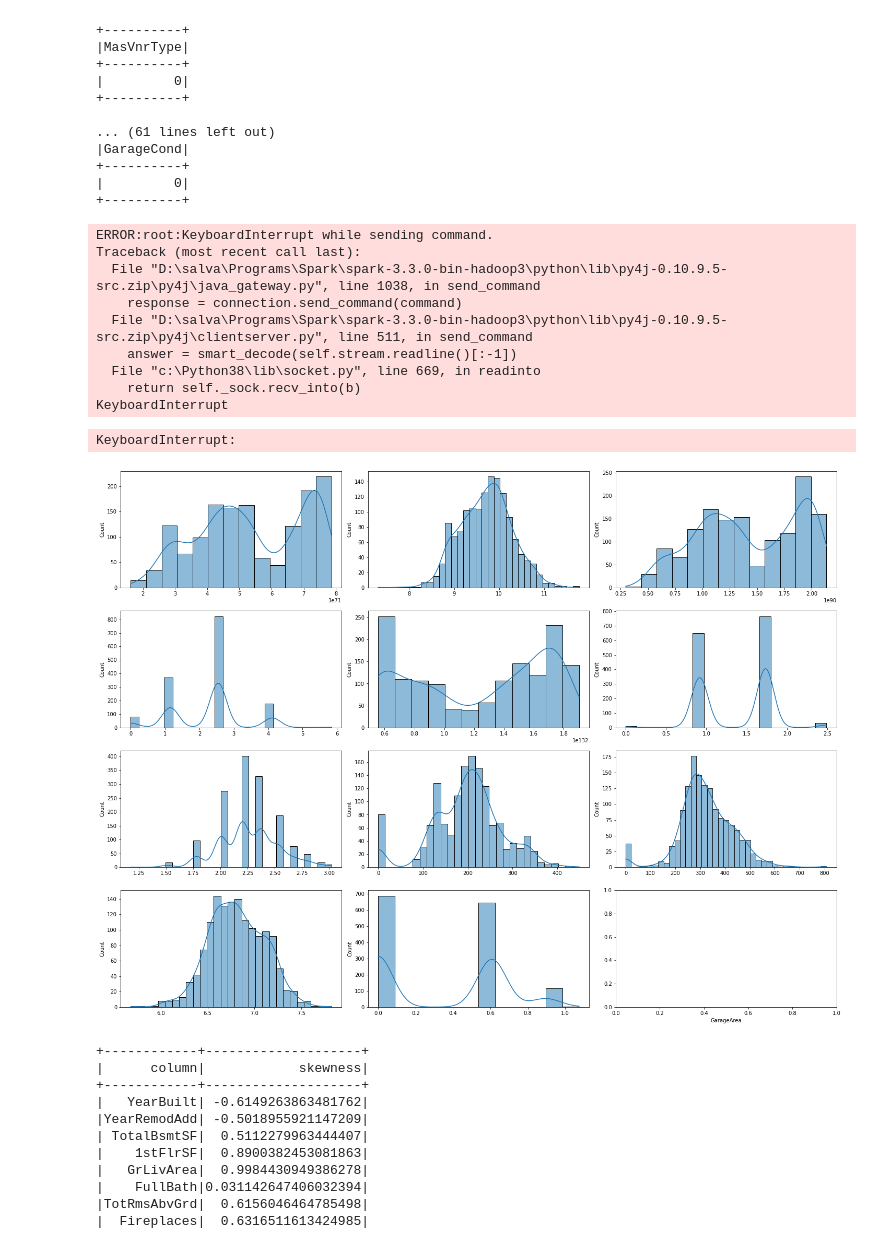
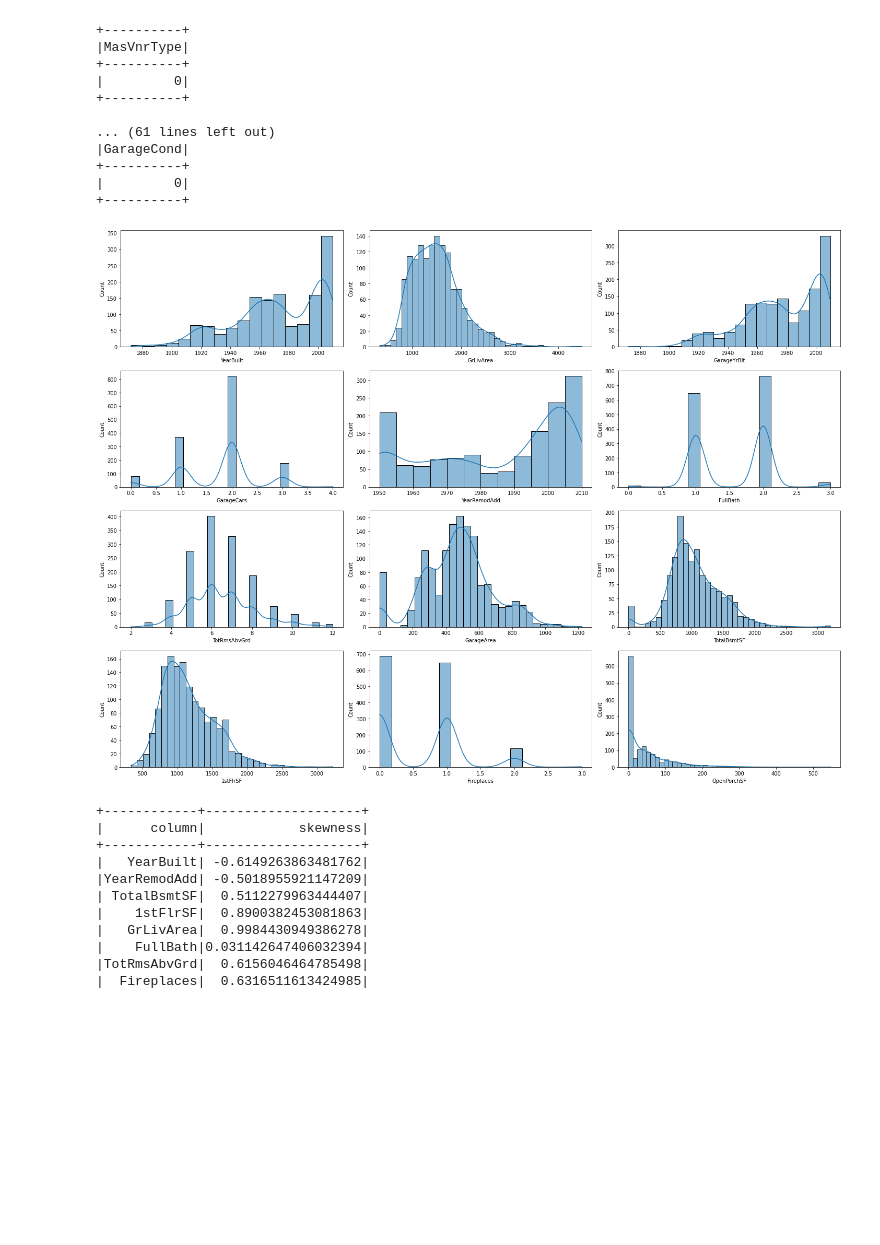
Before and after one commit to salvatorezam/House-Prices---Advanced-Regression-Techniques, a Jupyter notebook: raw_house.ipynb, the cells around one changed output. Drawn from its saved outputs; the diff is of its cells as text; code cells hidden in the pictures; blank space fills up the shorter version.

```diff
--- a/raw_house.ipynb
+++ b/raw_house.ipynb
@@ -691,24 +691,10 @@ for var in null_cat_vars:
 # %%
 fig, axes = plt.subplots(4, 3, figsize = (20, 15))
 
 for idx, high_corr_var in enumerate(high_corr_num_vars):
     vals = [row[high_corr_var]
         for row in datasets['trainDF'].select(high_corr_var).collect()]
-    sns.histplot(data=vals, ax=axes[idx%4, idx%3], line_kws={'color': 'purple'}, kde=True)
-    plt.xlabel(high_corr_var);
-
-    # sns.regplot(x=high_corr_var, y='SalePrice',
-    #             data=datasets['trainDF'].select(high_corr_var, 'SalePrice').toPandas(),
-    #             ax=axes[idx%4, idx%3], line_kws={'color': 'purple'})
+    sns.histplot(data=vals, ax=axes[idx%4, idx%3], kde=True)
+    axes[idx%4, idx%3].set(xlabel=high_corr_var)
 # %% [output]
-ERROR:root:KeyboardInterrupt while sending command.
-Traceback (most recent call last):
-  File "D:\salva\Programs\Spark\spark-3.3.0-bin-hadoop3\python\lib\py4j-0.10.9.5-src.zip\py4j\java_gateway.py", line 1038, in send_command
-    response = connection.send_command(command)
-  File "D:\salva\Programs\Spark\spark-3.3.0-bin-hadoop3\python\lib\py4j-0.10.9.5-src.zip\py4j\clientserver.py", line 511, in send_command
-    answer = smart_decode(self.stream.readline()[:-1])
-  File "c:\Python38\lib\socket.py", line 669, in readinto
-    return self._sock.recv_into(b)
-KeyboardInterrupt
-KeyboardInterrupt:
-[figure, old version]
+[figure, new version]
```
Also changed, not shown: parts of 17 cells of this notebook.
